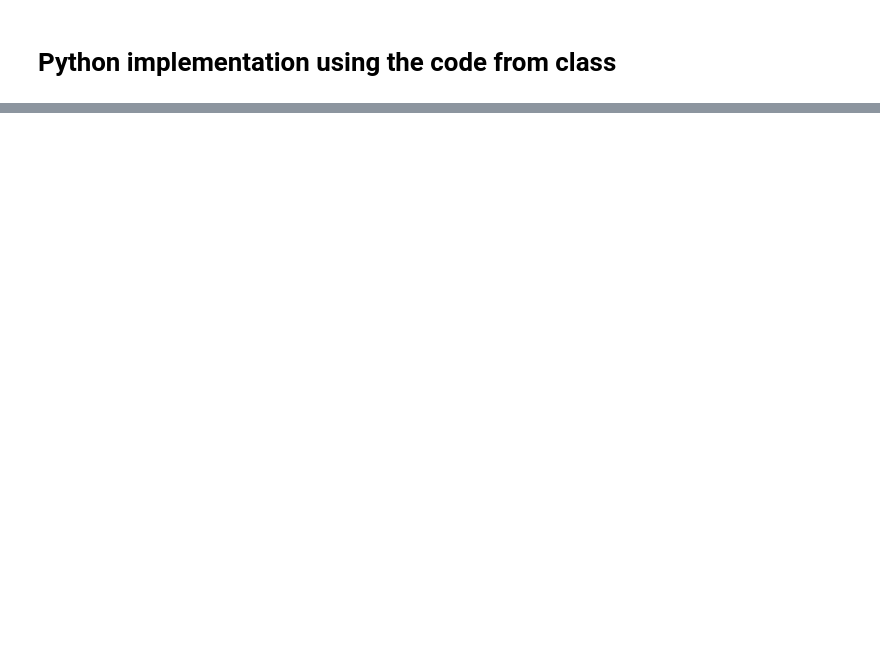
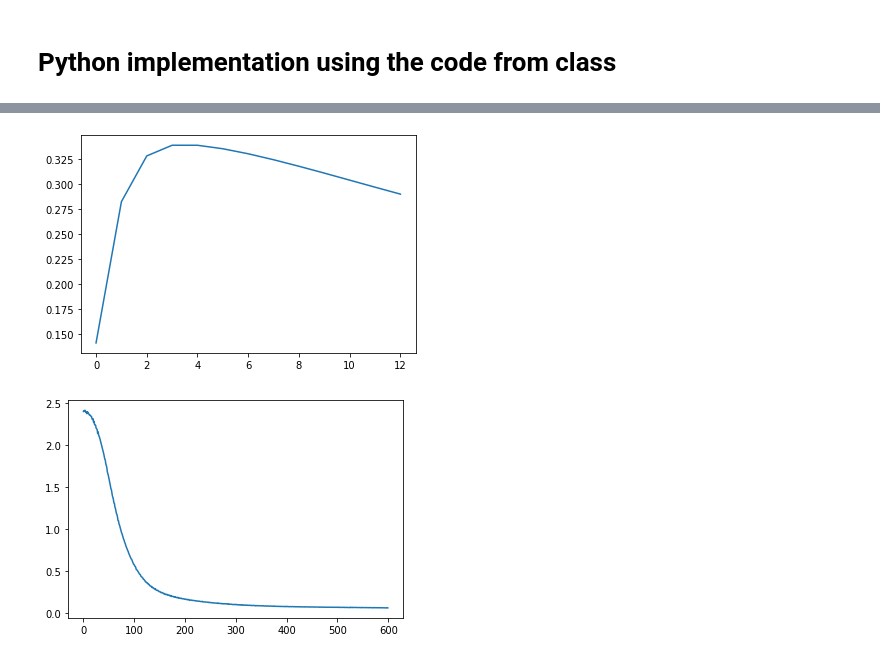
Before and after one commit to lucasgneccoh/SGD_ICP_PY, a Jupyter notebook: main.ipynb, the cells around one changed output, grey strips where cells are left out. Cells and saved outputs as stored; diff of their text form; code cells hidden in the pictures; blank space fills up the shorter version.

```diff
--- a/main.ipynb
+++ b/main.ipynb
@@ -129,3 +201,9 @@ def save_whole_cloud(paths_in, path_out):
       whole = pcd.cat_point_clouds(whole, pc)
 
   whole.save_pcd(path_out)
+# %%
+roll, pitch, yaw = np.pi/2, np.pi/2, 0
+v = np.array([0,0,1])
+v_trans = v @ roll_pitch_yaw(roll, pitch, yaw)
+print("Orig: ", v)
+print("Trans: ", v_trans)
@@ -246 +673,18 @@ plt.plot(RMS_list)
+# %%
+'''
+Let's try SGD
+'''
+theta_init = add_noise(theta_orig,0,0.001)
+icp_cloud_sgd, R_list_sgd, T_list_sgd, norms_list, RMS_list_sgd = sgd_icp(source, ref, epochs, 1e-4,
+            batch_size=10000, dmax=1,
+            show_progress=False, eval_every = 15, theta_init=theta_init,
+            alpha = warm_up_decay, beta1=0, beta2=0, eps=1e-6,
+            resample=False)
+plt.plot(RMS_list_sgd)
+plt.show()
+plt.plot(norms_list)
+plt.show()
+# %% [output]
+[figure, added]
+[figure, added]
 # %%
```
Also changed, not shown: parts of 18 cells of this notebook.
